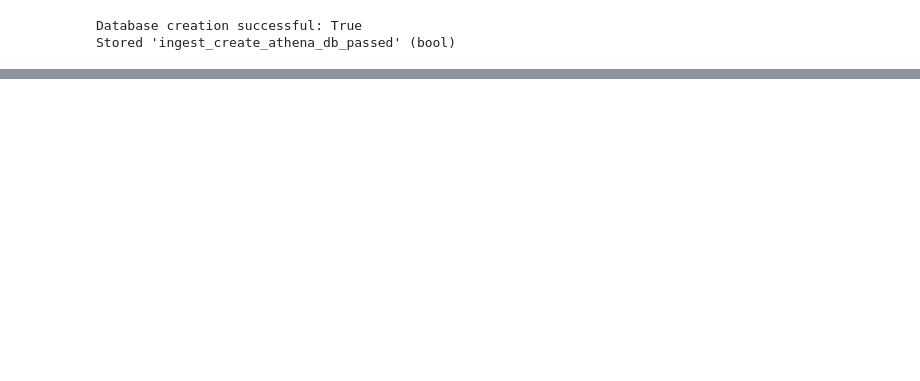
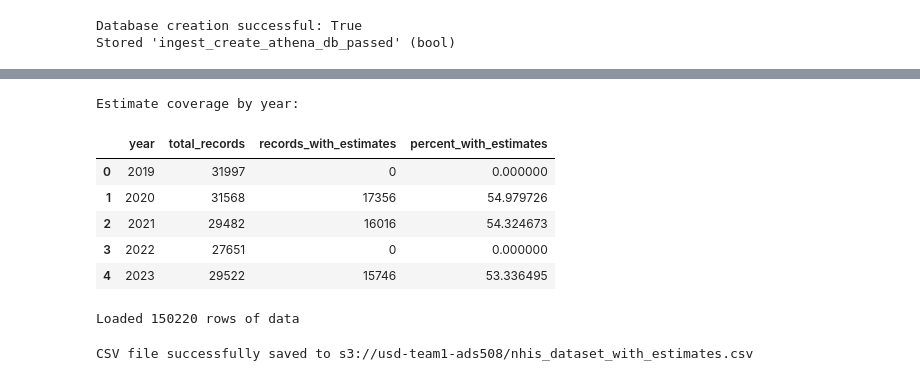
Before and after one commit to renaqd/sagemaker-mlops, a Jupyter notebook: data_management/data_ingestion.ipynb, the cells around one changed output, grey strips where cells are left out. Cells and saved outputs as stored; diff of their text form; code cells hidden in the pictures; blank space fills up the shorter version.

```diff
--- a/data_management/data_ingestion.ipynb
+++ b/data_management/data_ingestion.ipynb
@@ -180,0 +772,36 @@ Total records in ld_data: 150220
+# %%
+# Additional analysis by year
+year_stats_query = f"""
+SELECT
+    SRVY_YR as year,
+    COUNT(*) as total_records,
+    COUNT(Avg_Estimate) as records_with_estimates,
+    (COUNT(Avg_Estimate) * 100.0 / COUNT(*)) as percent_with_estimates
+FROM {database_name}.{new_table_name}
+GROUP BY SRVY_YR
+ORDER BY SRVY_YR
+"""
+df_year_stats = pd.read_sql(year_stats_query, conn)
+print("\nEstimate coverage by year:")
+display(df_year_stats)
+# %% [output]
+Estimate coverage by year:
+|  | year | total_records | records_with_estimates | percent_with_estimates |
+| 0 | 2019 | 31997 | 0 | 0.000000 |
+| 1 | 2020 | 31568 | 17356 | 54.979726 |
+| 2 | 2021 | 29482 | 16016 | 54.324673 |
+| 3 | 2022 | 27651 | 0 | 0.000000 |
+| 4 | 2023 | 29522 | 15746 | 53.336495 |
+# %%
+# Export table data to CSV and save to S3 bucket
+export_query = f"""
+SELECT *
+FROM {database_name}.{new_table_name}
+LIMIT 1000000
+"""
+
+# Execute the query and load data into a pandas DataFrame
+export_df = pd.read_sql(export_query, conn)
+print(f"Loaded {len(export_df)} rows of data")
+# %% [output]
+Loaded 150220 rows of data
@@ -180,0 +812,13 @@ Total records in ld_data: 150220
+# %%
+# Convert to CSV and upload
+csv_buffer = io.StringIO()
+export_df.to_csv(csv_buffer, index=False)
+s3_client.put_object(
+    Bucket=bucket,
+    Key=csv_filename,
+    Body=csv_buffer.getvalue()
+)
+
+print(f"CSV file successfully saved to {csv_s3_path}")
+# %% [output]
+CSV file successfully saved to s3://usd-team1-ads508/nhis_dataset_with_estimates.csv
```
Also changed, not shown: parts of 58 cells of this notebook.
